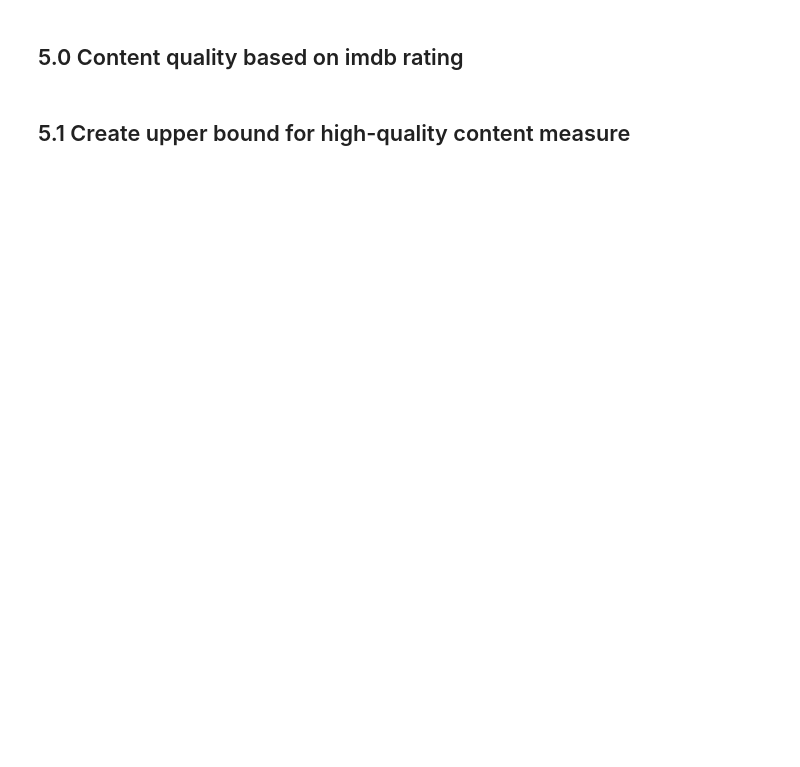
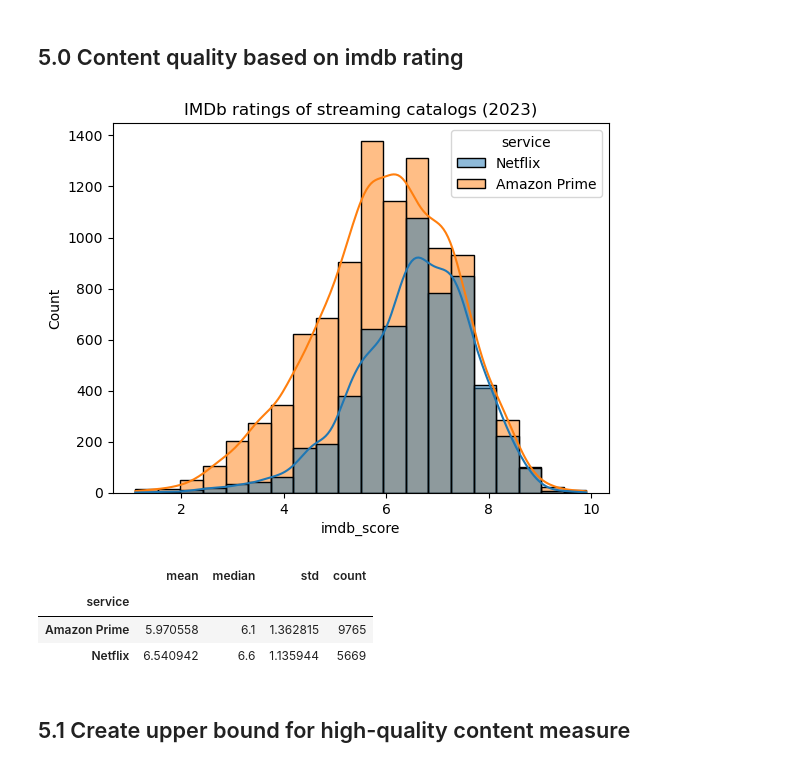
Before and after one commit to DianaAleks/streaming-services-enshittification-study, a Jupyter notebook: analysis_2023.ipynb, the cells around one changed output. Cells and saved outputs as stored; diff of their text form; code cells hidden in the pictures; blank space fills up the shorter version.

```diff
--- a/analysis_2023.ipynb
+++ b/analysis_2023.ipynb
@@ -81,22 +209,28 @@ catalog.groupby("service")["release_year"].mean()
 # %%
 sns.histplot(
     data=catalog,
     x="imdb_score",
     hue="service",
     kde=True,
     bins=20
 )
 
-plt.title("IMDb ratings of the 2023 catalog")
+plt.title("IMDb ratings of streaming catalogs (2023)")
 plt.show()
 
 
 catalog.groupby("service")["imdb_score"].agg(
     ["mean", "median", "std", "count"]
 )
 
 # not sufficient: if catalog increases but the number of high-rated titles
 # stays the same, it should not be punished with a lower average rating
+# %% [output]
+[figure, added]
+|  | mean | median | std | count |
+| service |  |  |  |  |
+| Amazon Prime | 5.970558 | 6.1 | 1.362815 | 9765 |
+| Netflix | 6.540942 | 6.6 | 1.135944 | 5669 |
 # %% [markdown]
 ## 5.1 Create upper bound for high-quality content measure
 # %%
```
Also changed, not shown: parts of 56 cells of this notebook, 1 other file.
